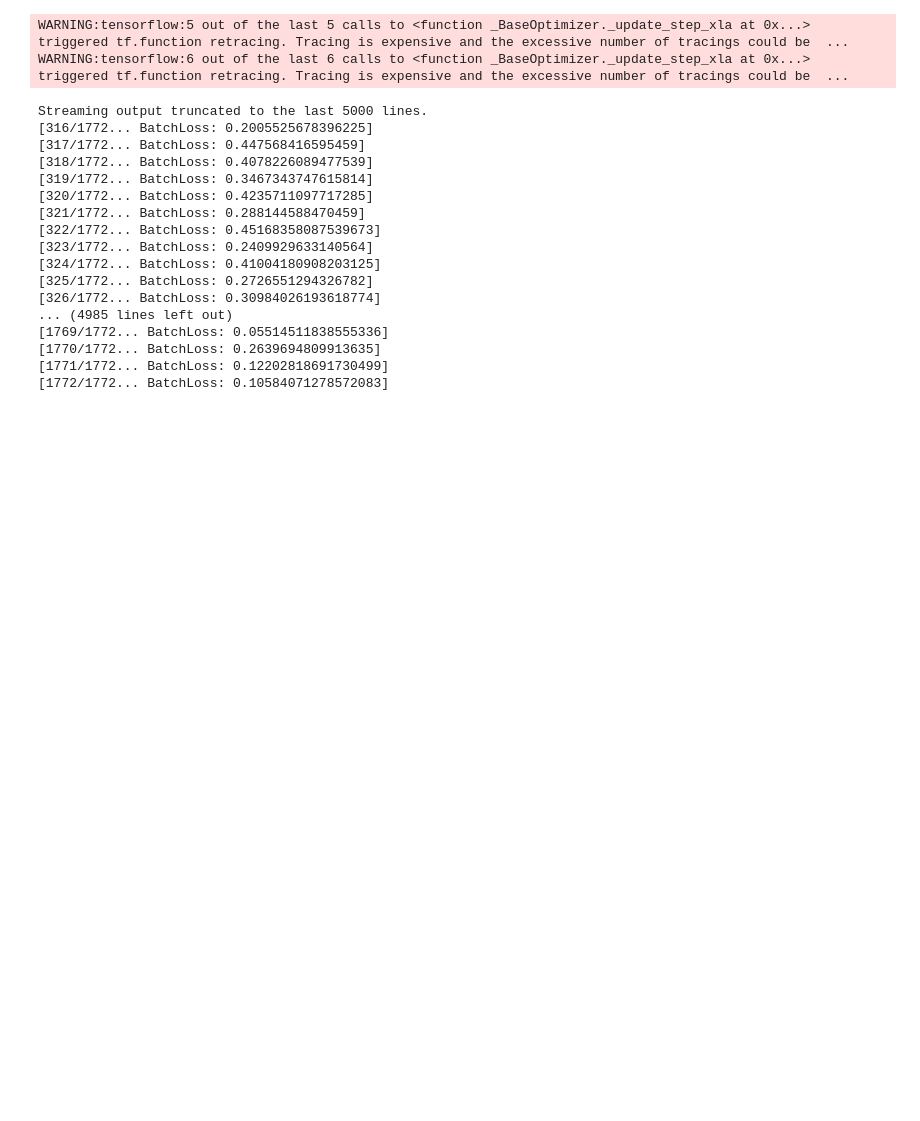
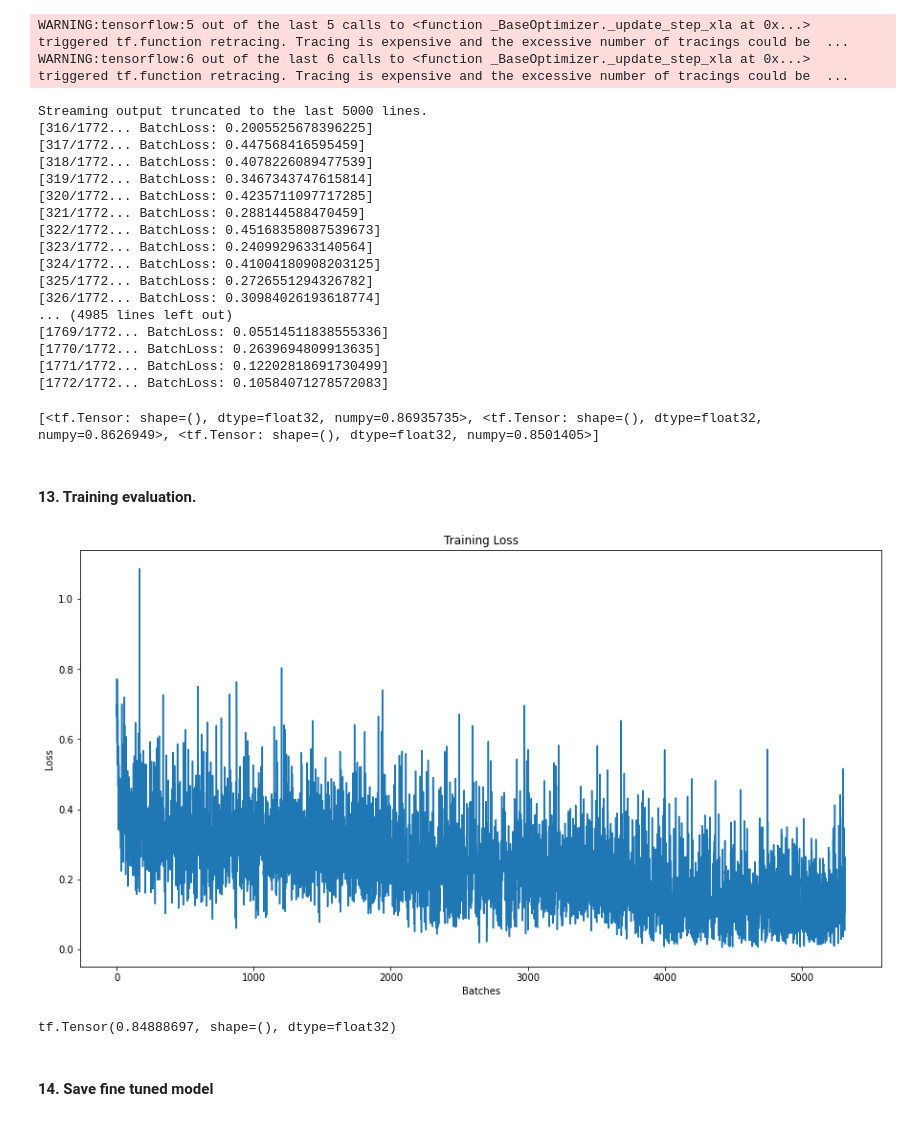
Before and after one commit to omidmollaei/Persian-Sentiment-Analysis, a Jupyter notebook: fine_tune_persian_bert.ipynb, the cells around one changed output. Drawn from its saved outputs; the diff is of its cells as text; code cells hidden in the pictures; blank space fills up the shorter version.

Commit message:
Evaluate the model on test set

```diff
--- a/fine_tune_persian_bert.ipynb
+++ b/fine_tune_persian_bert.ipynb
@@ -247,3 +247,34 @@ Streaming output truncated to the last 5000 lines.
 [1770/1772... BatchLoss: 0.2639694809913635]
 [1771/1772... BatchLoss: 0.12202818691730499]
 [1772/1772... BatchLoss: 0.10584071278572083]
+# %%
+print(val_history)
+# %% [output]
+[<tf.Tensor: shape=(), dtype=float32, numpy=0.86935735>, <tf.Tensor: shape=(), dtype=float32, numpy=0.8626949>, <tf.Tensor: shape=(), dtype=float32, numpy=0.8501405>]
+# %% [markdown]
+<h4>13. Training evaluation.</h4>
+# %%
+import matplotlib.pyplot as plt
+
+plt.figure(figsize=(15, 8))
+plt.title("Training Loss")
+plt.xlabel("Batches")
+plt.ylabel("Loss")
+plt.plot(loss_history)
+plt.show()
+# %% [output]
+[figure, added]
+# %%
+test_acc = []
+for batch in test_ds:
+    inputs, labels, mask = batch
+    logits = model(inputs, token_type_ids=None, attention_mask=mask)
+    logits = logits['logits']
+    batch_acc = flat_accuracy(labels.numpy(), logits.numpy())
+    test_acc.append(batch_acc)
+acc = sum(test_acc) / len(test_acc)
+print(acc)
+# %% [output]
+tf.Tensor(0.84888697, shape=(), dtype=float32)
+# %% [markdown]
+<h4>14. Save fine tuned model</h4>
```
Also changed, not shown: parts of 1 cell of this notebook.
